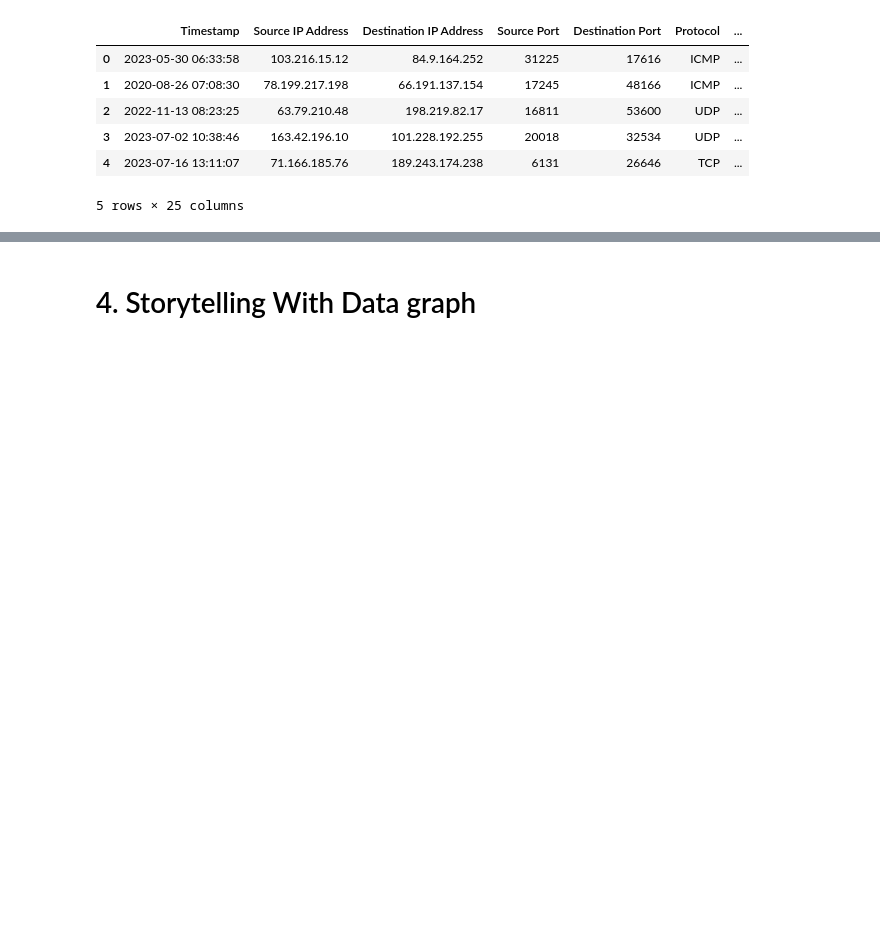
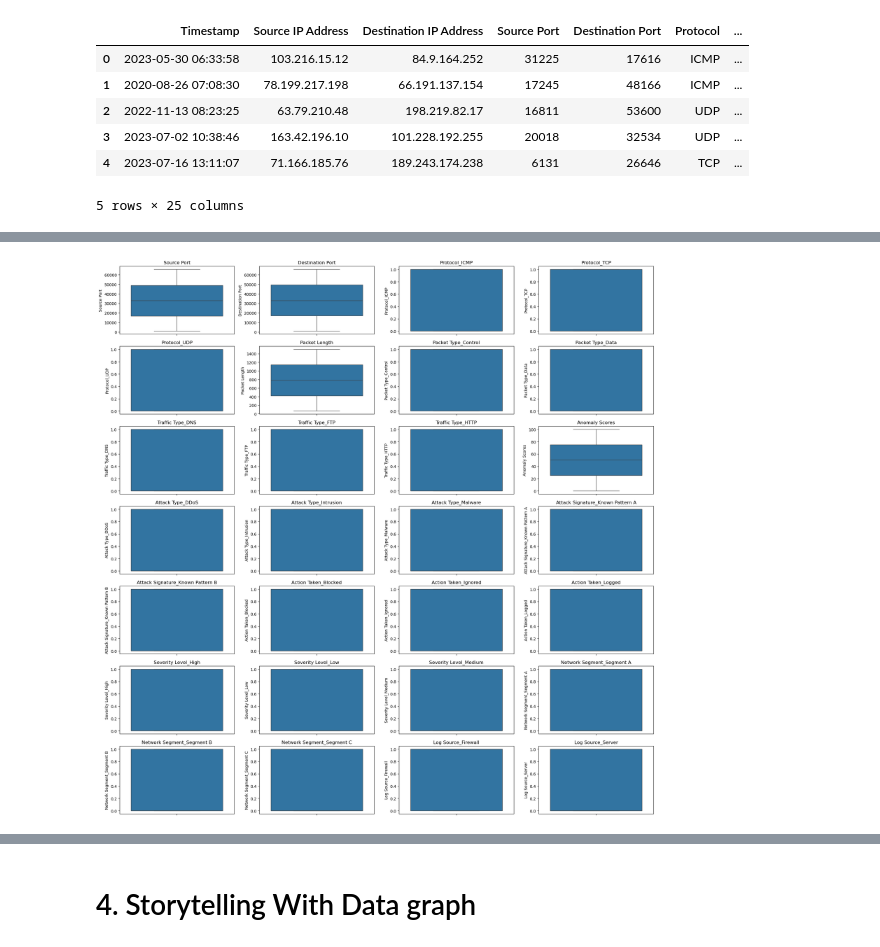
Before and after one commit to DaveD-BU/DX699-2025-spring-B2, a Jupyter notebook: OMDS-ModB2-Week4-Davis-David.ipynb, the cells around one changed output, grey strips where cells are left out. Cells and saved outputs as stored; diff of their text form; code cells hidden in the pictures; blank space fills up the shorter version.

```diff
--- a/OMDS-ModB2-Week4-Davis-David.ipynb
+++ b/OMDS-ModB2-Week4-Davis-David.ipynb
@@ -171,10 +244,13 @@ plt.show()
 # %%
-# #Draw box plots for each feature or column.
-# for feature in df_cyber_features.columns:
-#     sns.boxplot(df_cyber_features[feature])
-#     plt.title(feature)
-#     plt.show()
+#Draw box plots for each feature or column.
+fig, axes = plt.subplots(nrows=len(df_cyber_clean[numeric_features].columns)//4, ncols=4, figsize=(20, 20))
+axes = axes.flatten()
 
-# #Draw a scatter plot of two features or columns.
-# sns.scatterplot(data = df_cyber_features, x = 'Source Port', y = 'Destination Port')
-# plt.show()
+for i, feature in enumerate(df_cyber_clean[numeric_features].columns):
+    sns.boxplot(df_cyber_clean[feature], ax=axes[i])
+    axes[i].set_title(feature)
+
+plt.tight_layout()
+plt.show()
+# %% [output]
+[figure, added]
```
Also changed, not shown: parts of 14 cells of this notebook.
